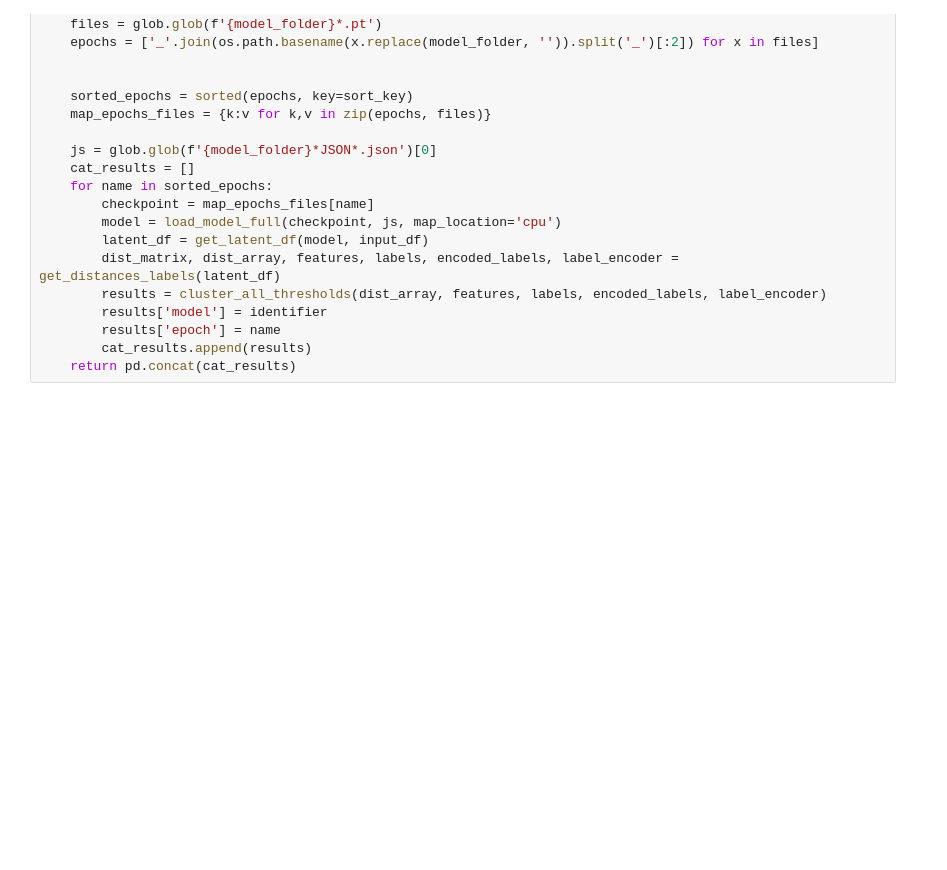
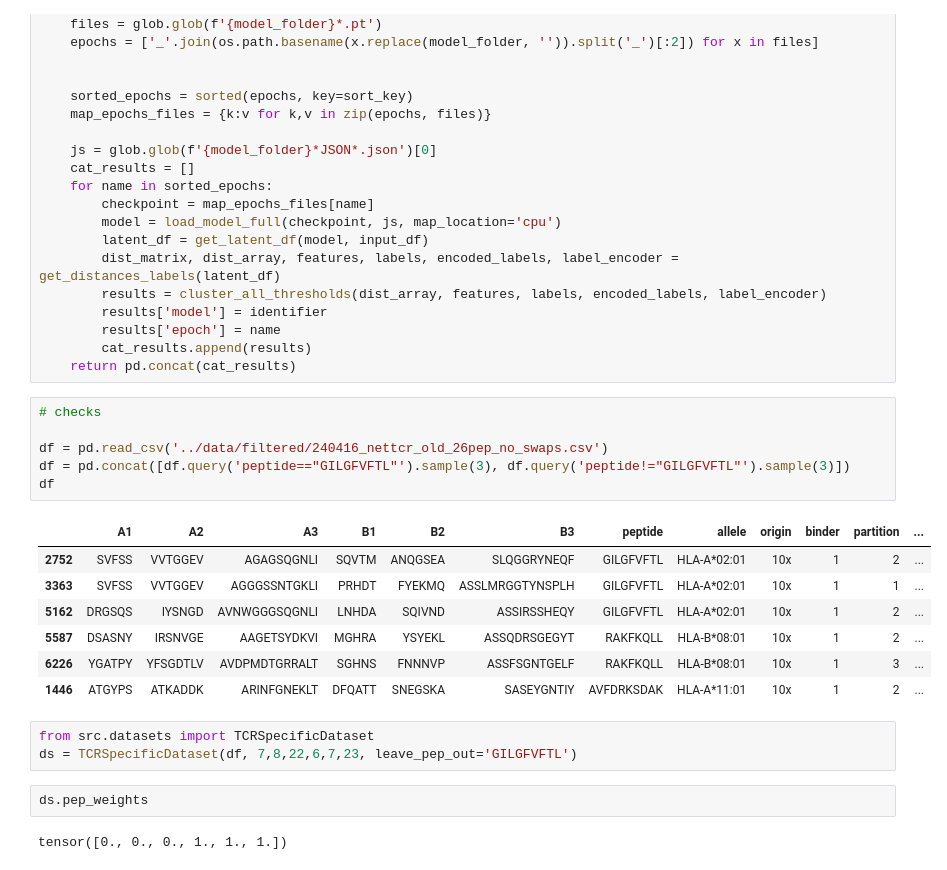
Before and after one commit to richieYT-wan/tclustr, a Jupyter notebook: notebooks/240416_PrepNewDatasetBurnIn.ipynb, the cells around one changed output. Cells and saved outputs as stored; diff of their text form; blank space fills up the shorter version.

```diff
--- a/notebooks/240416_PrepNewDatasetBurnIn.ipynb
+++ b/notebooks/240416_PrepNewDatasetBurnIn.ipynb
@@ -232,3 +299,24 @@ def run_interval_clustering(model_folder, input_df, identifier='VAEmodel'):
         results['epoch'] = name
         cat_results.append(results)
     return pd.concat(cat_results)
+# %%
+# checks
+
+df = pd.read_csv('../data/filtered/240416_nettcr_old_26pep_no_swaps.csv')
+df = pd.concat([df.query('peptide=="GILGFVFTL"').sample(3), df.query('peptide!="GILGFVFTL"').sample(3)])
+df
+# %% [output]
+|  | A1 | A2 | A3 | B1 | B2 | B3 | peptide | allele | origin | binder | partition | ... |
+| 2752 | SVFSS | VVTGGEV | AGAGSQGNLI | SQVTM | ANQGSEA | SLQGGRYNEQF | GILGFVFTL | HLA-A*02:01 | 10x | 1 | 2 | ... |
+| 3363 | SVFSS | VVTGGEV | AGGGSSNTGKLI | PRHDT | FYEKMQ | ASSLMRGGTYNSPLH | GILGFVFTL | HLA-A*02:01 | 10x | 1 | 1 | ... |
+| 5162 | DRGSQS | IYSNGD | AVNWGGGSQGNLI | LNHDA | SQIVND | ASSIRSSHEQY | GILGFVFTL | HLA-A*02:01 | 10x | 1 | 2 | ... |
+| 5587 | DSASNY | IRSNVGE | AAGETSYDKVI | MGHRA | YSYEKL | ASSQDRSGEGYT | RAKFKQLL | HLA-B*08:01 | 10x | 1 | 2 | ... |
+| 6226 | YGATPY | YFSGDTLV | AVDPMDTGRRALT | SGHNS | FNNNVP | ASSFSGNTGELF | RAKFKQLL | HLA-B*08:01 | 10x | 1 | 3 | ... |
+| 1446 | ATGYPS | ATKADDK | ARINFGNEKLT | DFQATT | SNEGSKA | SASEYGNTIY | AVFDRKSDAK | HLA-A*11:01 | 10x | 1 | 2 | ... |
+# %%
+from src.datasets import TCRSpecificDataset
+ds = TCRSpecificDataset(df, 7,8,22,6,7,23, leave_pep_out='GILGFVFTL')
+# %%
+ds.pep_weights
+# %% [output]
+tensor([0., 0., 0., 1., 1., 1.])
```
Also changed, not shown: parts of 5 cells of this notebook, 6 other files.
